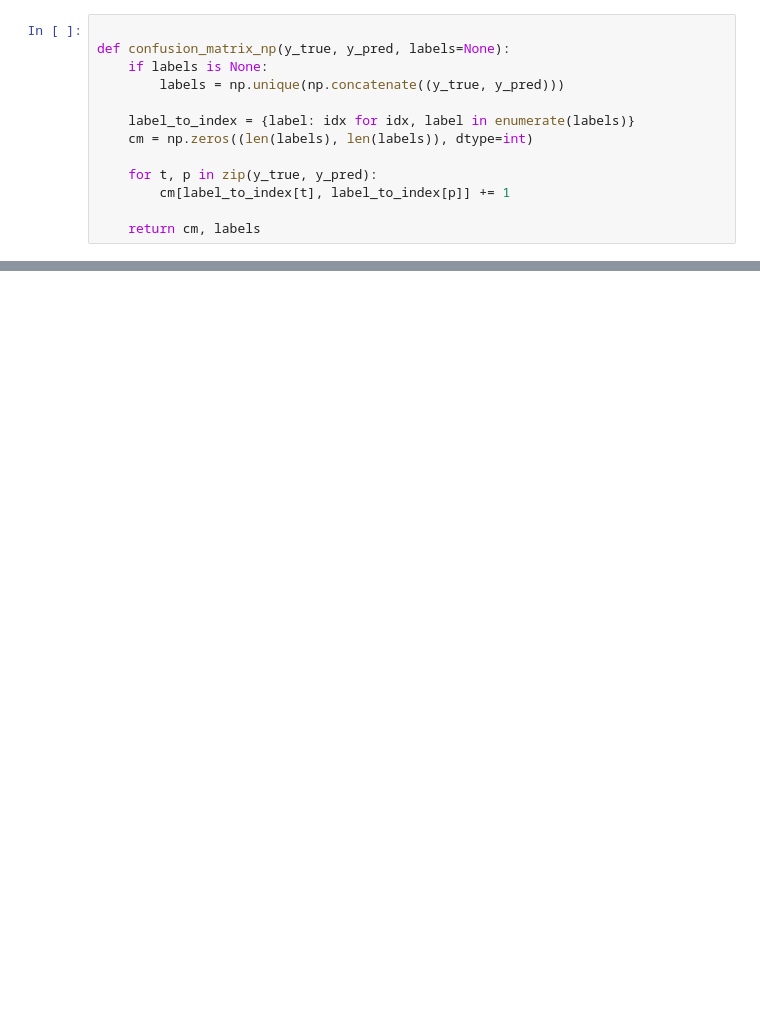
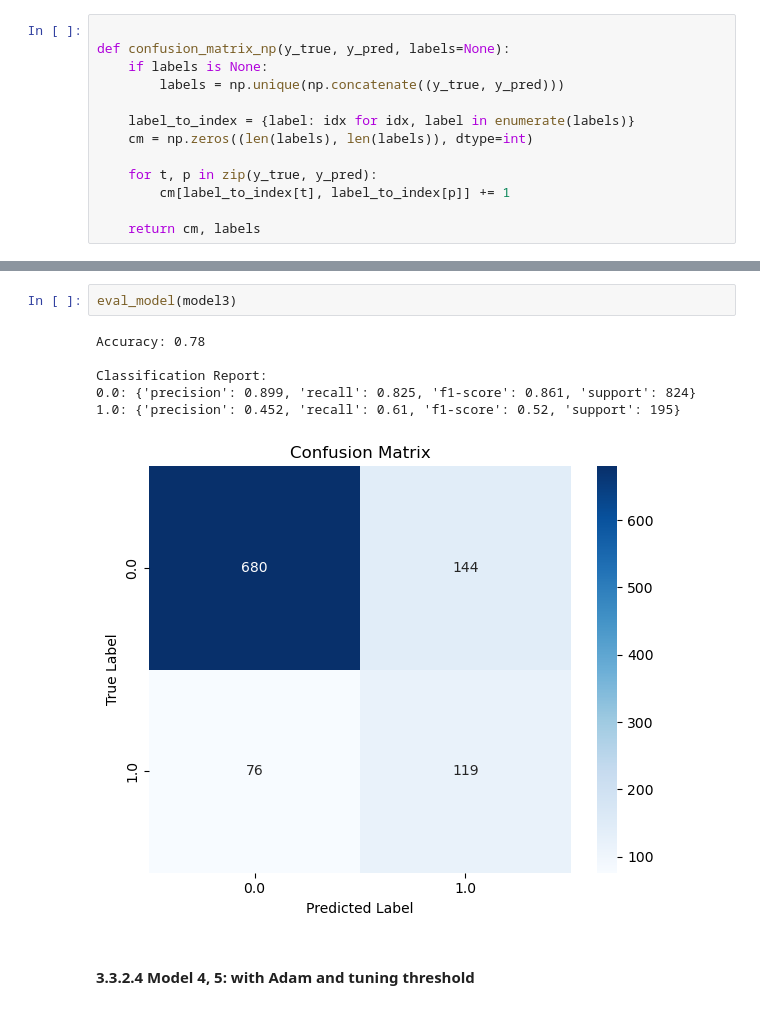
Before and after one commit to DinhXuanKhuong/Job-Change-of-Data-Scientists_Logistic-Regression-From-Scratch, a Jupyter notebook: notebooks/03_modeling.ipynb, the cells around one changed output, grey strips where cells are left out. Cells and saved outputs as stored; diff of their text form; blank space fills up the shorter version.

```diff
--- a/notebooks/03_modeling.ipynb
+++ b/notebooks/03_modeling.ipynb
@@ -784,0 +839,11 @@ plt.show()
+# %%
+eval_model(model3)
+# %% [output]
+Accuracy: 0.78
+
+Classification Report:
+0.0: {'precision': 0.899, 'recall': 0.825, 'f1-score': 0.861, 'support': 824}
+1.0: {'precision': 0.452, 'recall': 0.61, 'f1-score': 0.52, 'support': 195}
+[figure, added]
+# %% [markdown]
+#### 3.3.2.4 Model 4, 5: with Adam and tuning threshold
```
Also changed, not shown: parts of 39 cells of this notebook, 9 other files.
